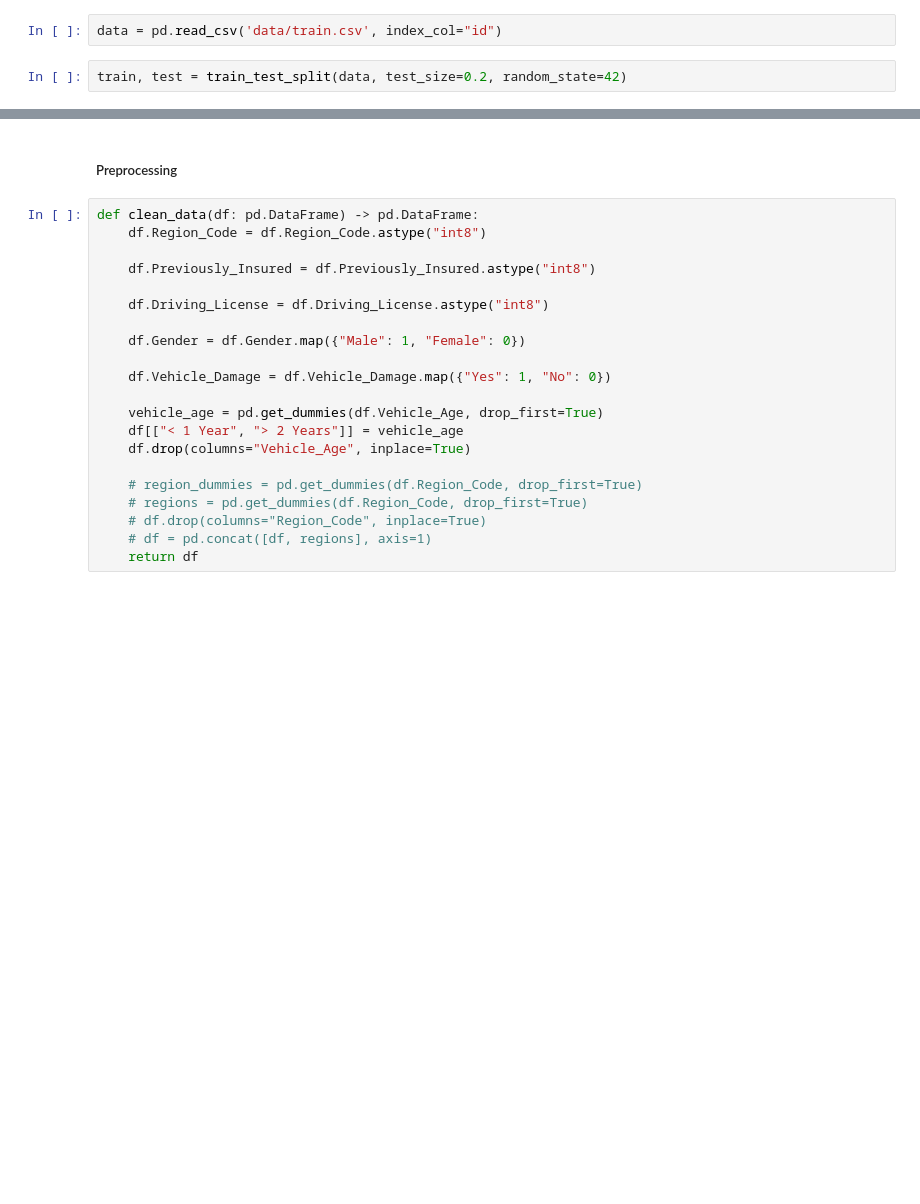
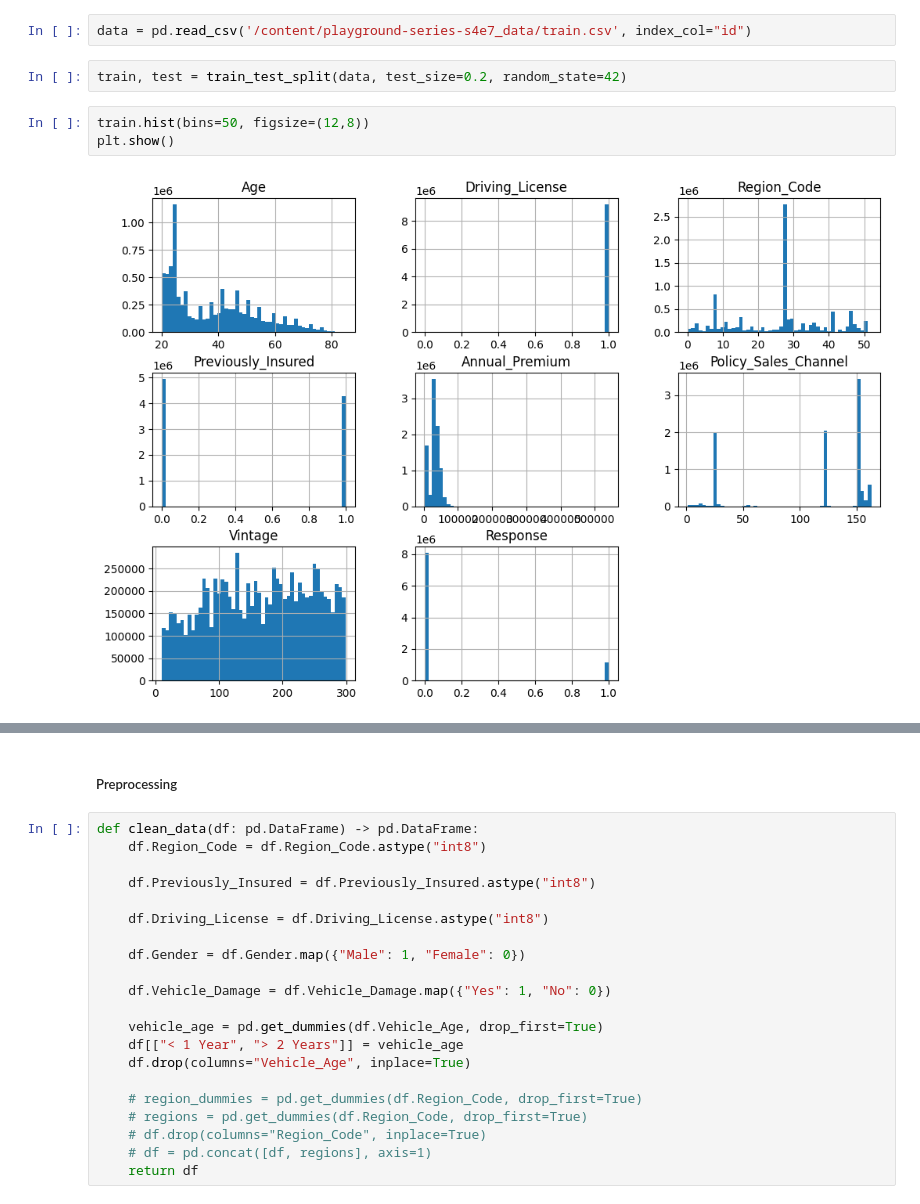
Before and after one commit to tristannew/kaggle, a Jupyter notebook: insurance_cross_selling/model.ipynb, the cells around one changed output, grey strips where cells are left out. Saved outputs shown, nothing was run; the diff lists cells and outputs as text; blank space fills up the shorter version.

```diff
--- a/insurance_cross_selling/model.ipynb
+++ b/insurance_cross_selling/model.ipynb
@@ -13,6 +36,11 @@ from sklearn.pipeline import Pipeline
 # Random Forest?
 # XGBoost?
 # %%
-data = pd.read_csv('data/train.csv', index_col="id")
+data = pd.read_csv('/content/playground-series-s4e7_data/train.csv', index_col="id")
 # %%
 train, test = train_test_split(data, test_size=0.2, random_state=42)
+# %%
+train.hist(bins=50, figsize=(12,8))
+plt.show()
+# %% [output]
+[figure, added]
```
Also changed, not shown: parts of 11 cells of this notebook.
